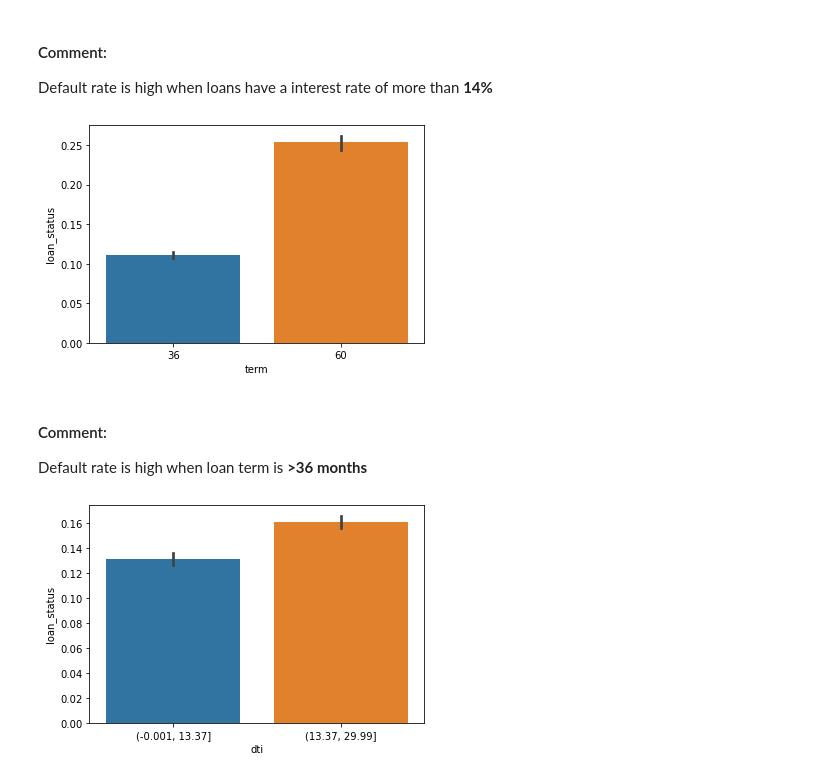
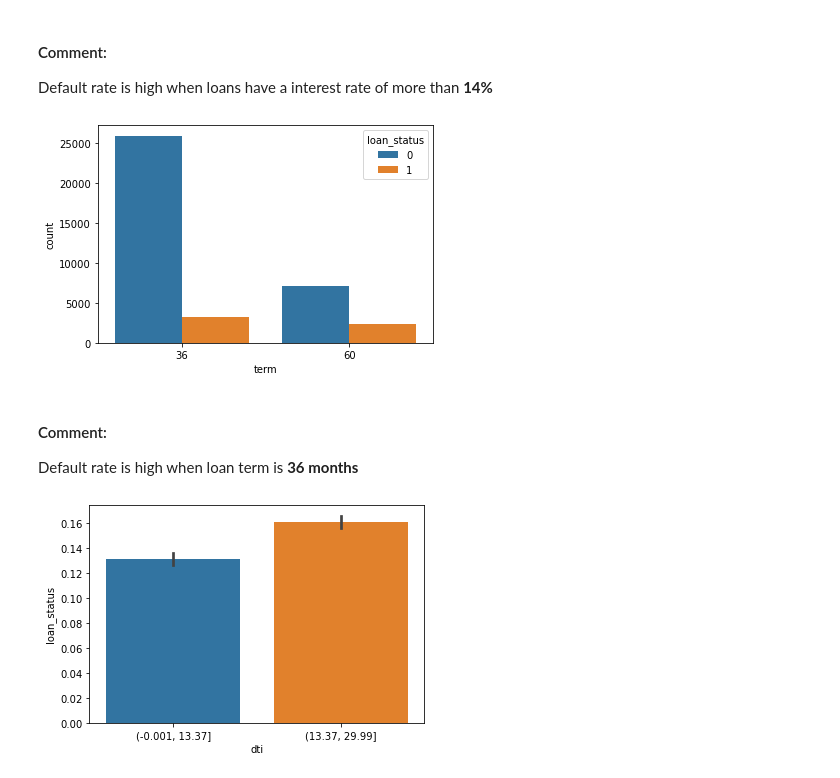
Before and after one commit to JerinJK/Lending_Club, a Jupyter notebook: EDA_Lending Club.ipynb, the cells around one changed output. Cells and saved outputs as stored; diff of their text form; code cells hidden in the pictures.

```diff
--- a/EDA_Lending Club.ipynb
+++ b/EDA_Lending Club.ipynb
@@ -749,13 +749,13 @@ plt.show()
 Default rate is high when loans have a interest rate of more than **14%**
 # %%
 #Plotting a bar chart to check the influence of term on loan_status
-sns.barplot(data=loan_df, x='term', y='loan_status' )
+sns.countplot(data=loan_df, x='term', hue='loan_status' )
 plt.show()
 # %% [output]
-[figure, old version]
+[figure, new version]
 # %% [markdown]
 #### Comment:
-Default rate is high when loan term is **>36 months**
+Default rate is high when loan term is **36 months**
 # %%
 #Plotting a bar chart to check the influence of dti on loan_status
 dti = pd.qcut(loan_df['dti'], 2)
```
Also changed, not shown: parts of 5 cells of this notebook.
